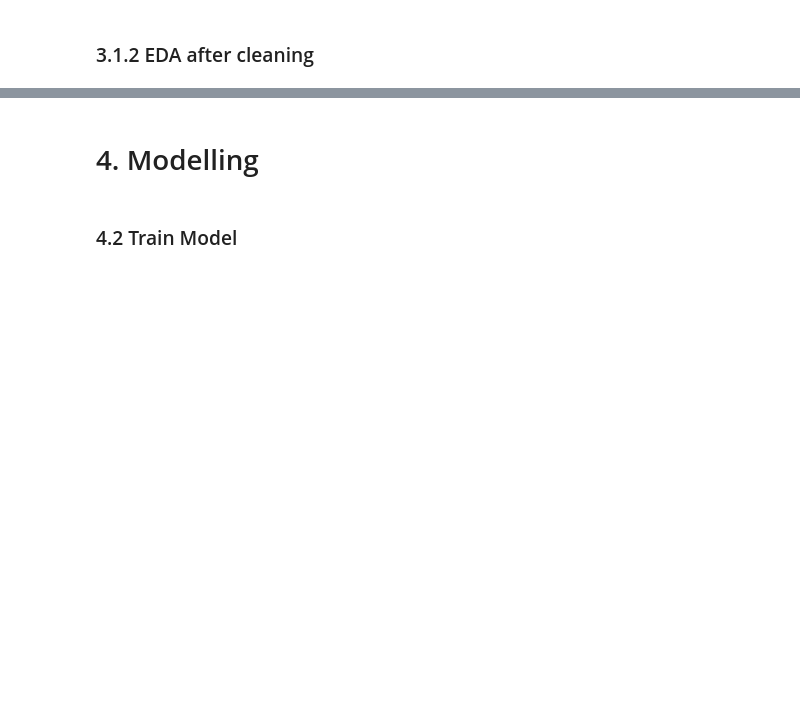
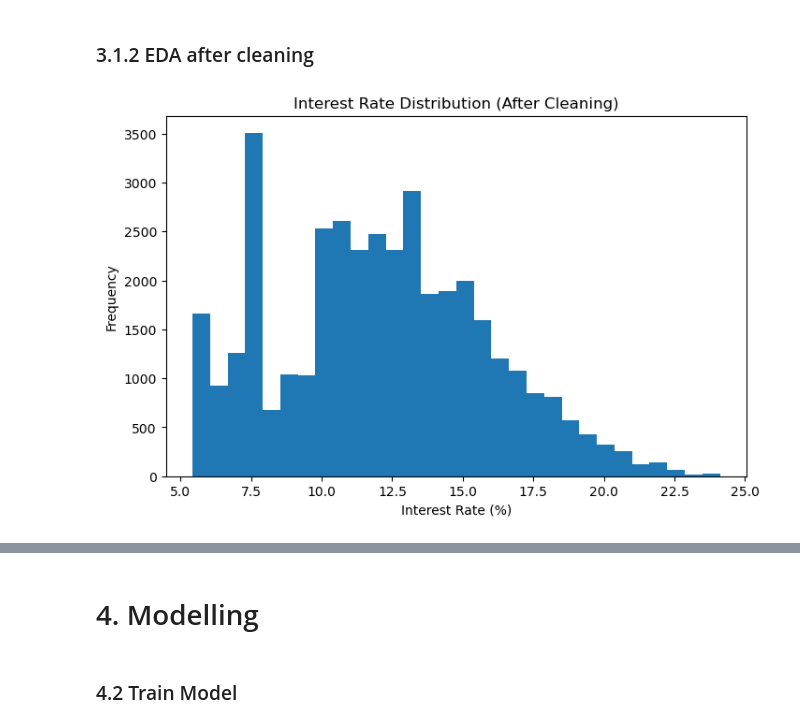
Before and after one commit to Theducklingandmonkey/Mldp_Loan_evaluation, a Jupyter notebook: MLDP Program Codes Submission Template.ipynb, the cells around one changed output, grey strips where cells are left out. Cells and saved outputs as stored; diff of their text form; code cells hidden in the pictures; blank space fills up the shorter version.

```diff
--- a/MLDP Program Codes Submission Template.ipynb
+++ b/MLDP Program Codes Submission Template.ipynb
@@ -558,0 +410,13 @@ dtype: int64
+# %%
+df["mths_since_last_delinq"] = df["mths_since_last_delinq"].fillna(999)
+
+df["has_ever_delinquent"] = (df["mths_since_last_delinq"] < 999).astype(int)
+# %%
+df["revol_util"] = (
+    df["revol_util"]
+    .astype(str)
+    .str.replace("%", "", regex=False)
+    .str.strip()
+)
+
+df["revol_util"] = pd.to_numeric(df["revol_util"], errors="coerce")
@@ -558,0 +463,6 @@ dtype: int64
+# %%
+cat_cols = df.select_dtypes(include=["object"]).columns.tolist()
+num_cols = df.select_dtypes(exclude=["object"]).columns.tolist()
+
+print("Categorical columns:", cat_cols)
+print("Numeric columns:", num_cols)
@@ -558,0 +472,6 @@ dtype: int64
+# %%
+df_encoded = pd.get_dummies(
+    df,
+    columns=cat_cols,
+    drop_first=True
+)
@@ -559,3 +504,12 @@ dtype: int64
 # %% [markdown]
 ### 3.1.2 EDA after cleaning
+# %%
+plt.figure(figsize=(8, 5))
+plt.hist(df_encoded["int_rate"], bins=30)
+plt.xlabel("Interest Rate (%)")
+plt.ylabel("Frequency")
+plt.title("Interest Rate Distribution (After Cleaning)")
+plt.show()
+# %% [output]
+[figure, added]
 # %%
```
Also changed, not shown: parts of 88 cells of this notebook.
